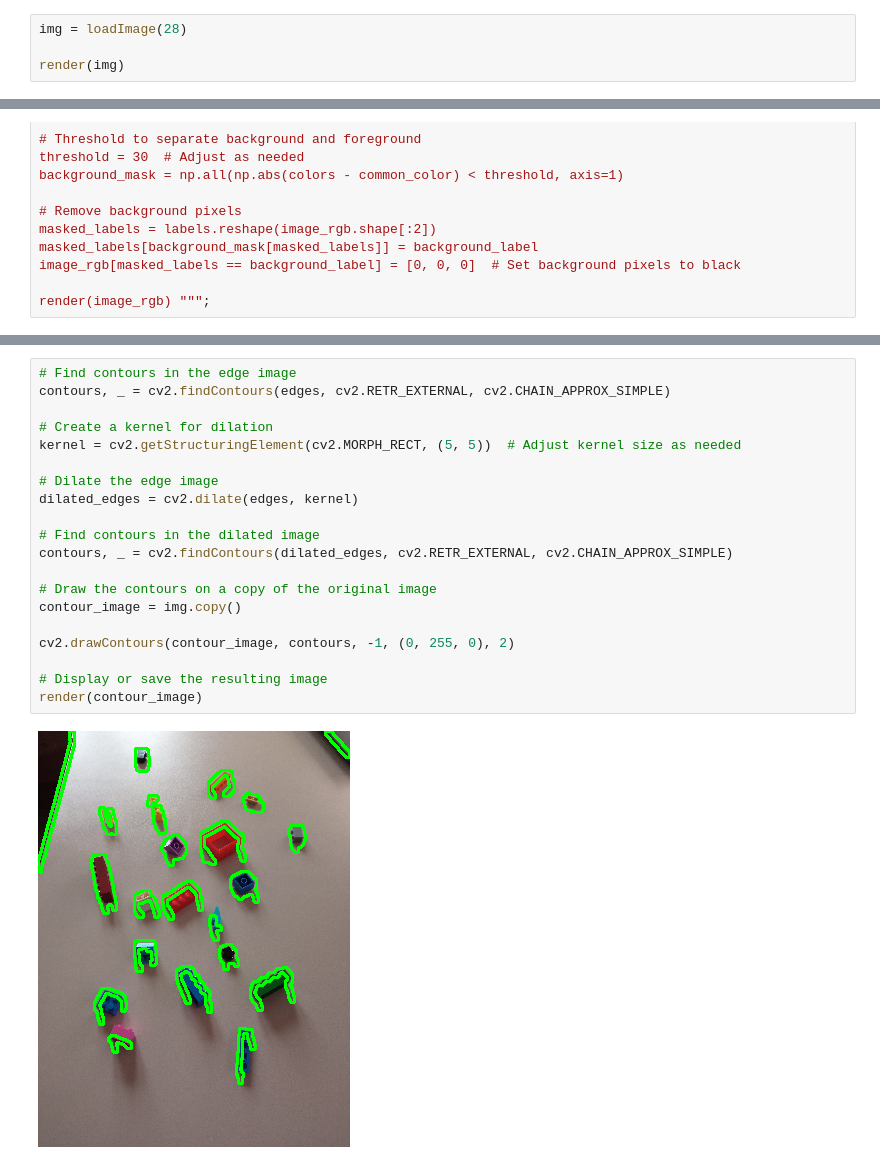
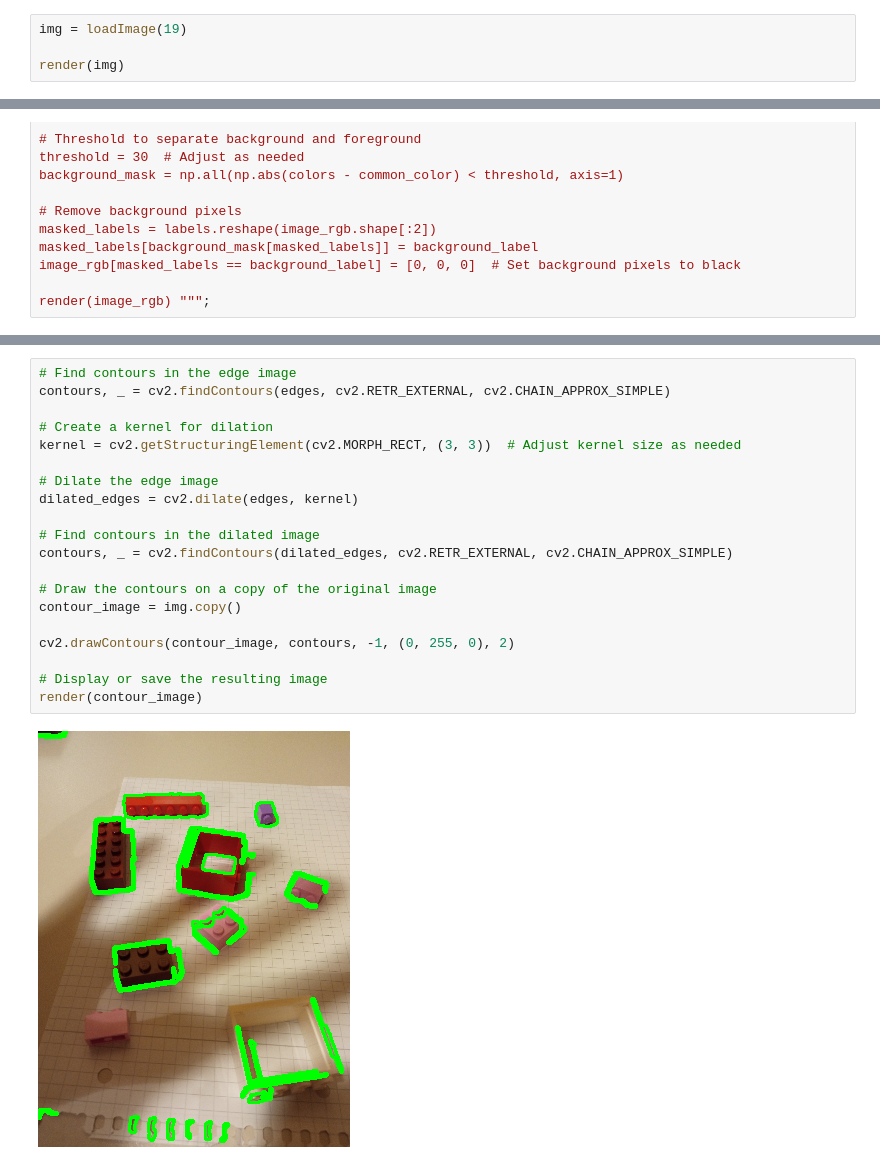
Before and after one commit to m21ark/vc_t1, a Jupyter notebook: mark.ipynb, the cells around one changed output, grey strips where cells are left out. Drawn from its saved outputs; the diff is of its cells as text.

```diff
--- a/mark.ipynb
+++ b/mark.ipynb
@@ -14,7 +14,7 @@ from scripts.edges import *
 # %% [markdown]
 ## Loading an image to work with
 # %%
-img = loadImage(28)
+img = loadImage(19)
 
 render(img)
 # %% [output]
@@ -125,25 +125,25 @@ render(edge_image)
 # %%
 # Find contours in the edge image
 contours, _ = cv2.findContours(edges, cv2.RETR_EXTERNAL, cv2.CHAIN_APPROX_SIMPLE)
 
 # Create a kernel for dilation
-kernel = cv2.getStructuringElement(cv2.MORPH_RECT, (5, 5))  # Adjust kernel size as needed
+kernel = cv2.getStructuringElement(cv2.MORPH_RECT, (3, 3))  # Adjust kernel size as needed
 
 # Dilate the edge image
 dilated_edges = cv2.dilate(edges, kernel)
 
 # Find contours in the dilated image
 contours, _ = cv2.findContours(dilated_edges, cv2.RETR_EXTERNAL, cv2.CHAIN_APPROX_SIMPLE)
 
 # Draw the contours on a copy of the original image
 contour_image = img.copy()
 
 cv2.drawContours(contour_image, contours, -1, (0, 255, 0), 2)
 
 # Display or save the resulting image
 render(contour_image)
 # %% [output]
-[figure, old version]
+[figure, new version]
 # %%
 num_legos = 0
 
```
Also changed, not shown: parts of 4 cells of this notebook.
